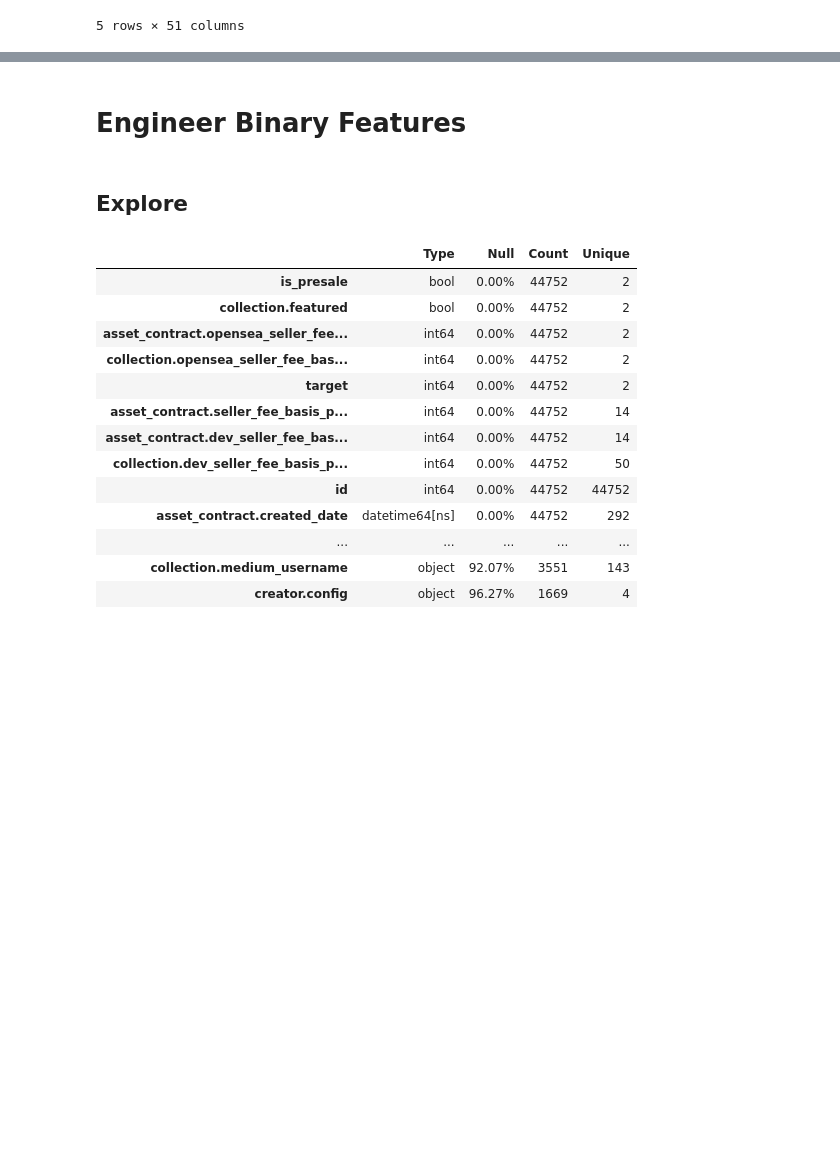
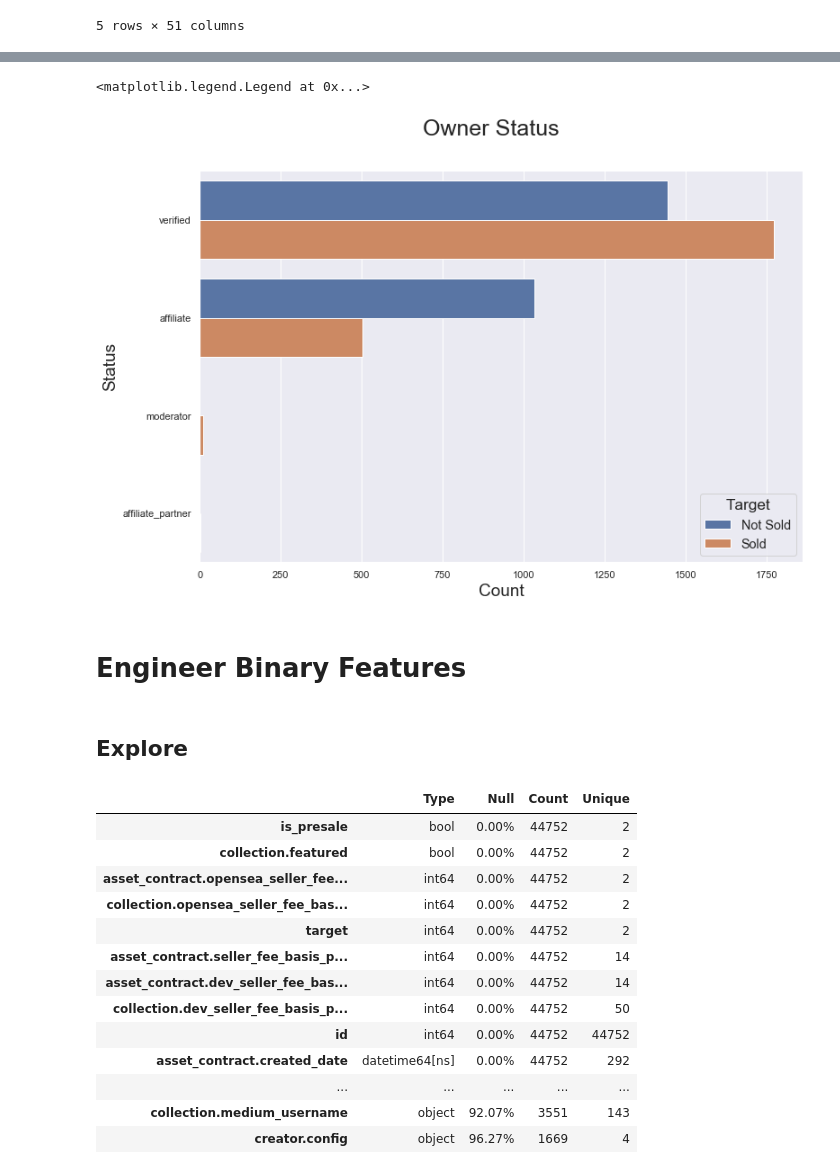
Before and after one commit to shawnjohnsamuel/nft-sale-prediction, a Jupyter notebook: notebooks/3_preprocessing.ipynb, the cells around one changed output, grey strips where cells are left out. Drawn from its saved outputs; the diff is of its cells as text; code cells hidden in the pictures; blank space fills up the shorter version.

```diff
--- a/notebooks/3_preprocessing.ipynb
+++ b/notebooks/3_preprocessing.ipynb
@@ -66,3 +107,22 @@ df.head()
+# %%
+fig, ax = plt.subplots(figsize=(12,8))
+sns.set(style="darkgrid")
+sns.countplot(data=df,
+              y='owner.config',
+              hue='target',
+              order=df['owner.config'].value_counts().iloc[:10].index,
+              ax=ax)
+fig.suptitle('Owner Status', fontsize=25)
+ax.set_xlabel('Count', fontsize=19)
+ax.set_ylabel('Status', fontsize=19)
+plt.legend(title='Target',
+           title_fontsize = 'x-large',
+           labels=['Not Sold', 'Sold'],
+           fontsize="large",
+           loc='lower right')
+# %% [output]
+<matplotlib.legend.Legend at 0x...>
+[figure, added]
 # %% [markdown]
 # Engineer Binary Features
 # %% [markdown]
```
Also changed, not shown: parts of 4 cells of this notebook.
